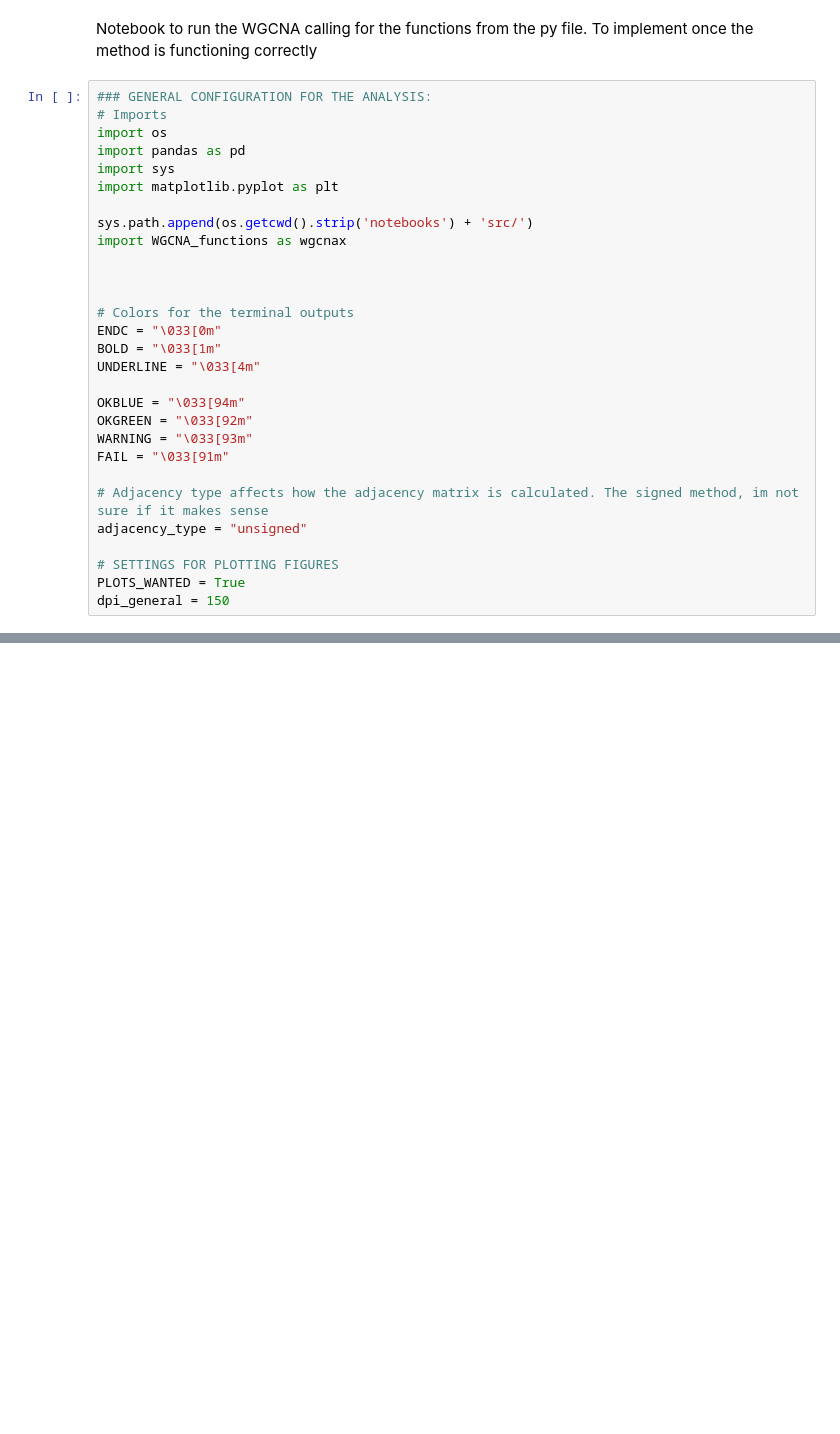
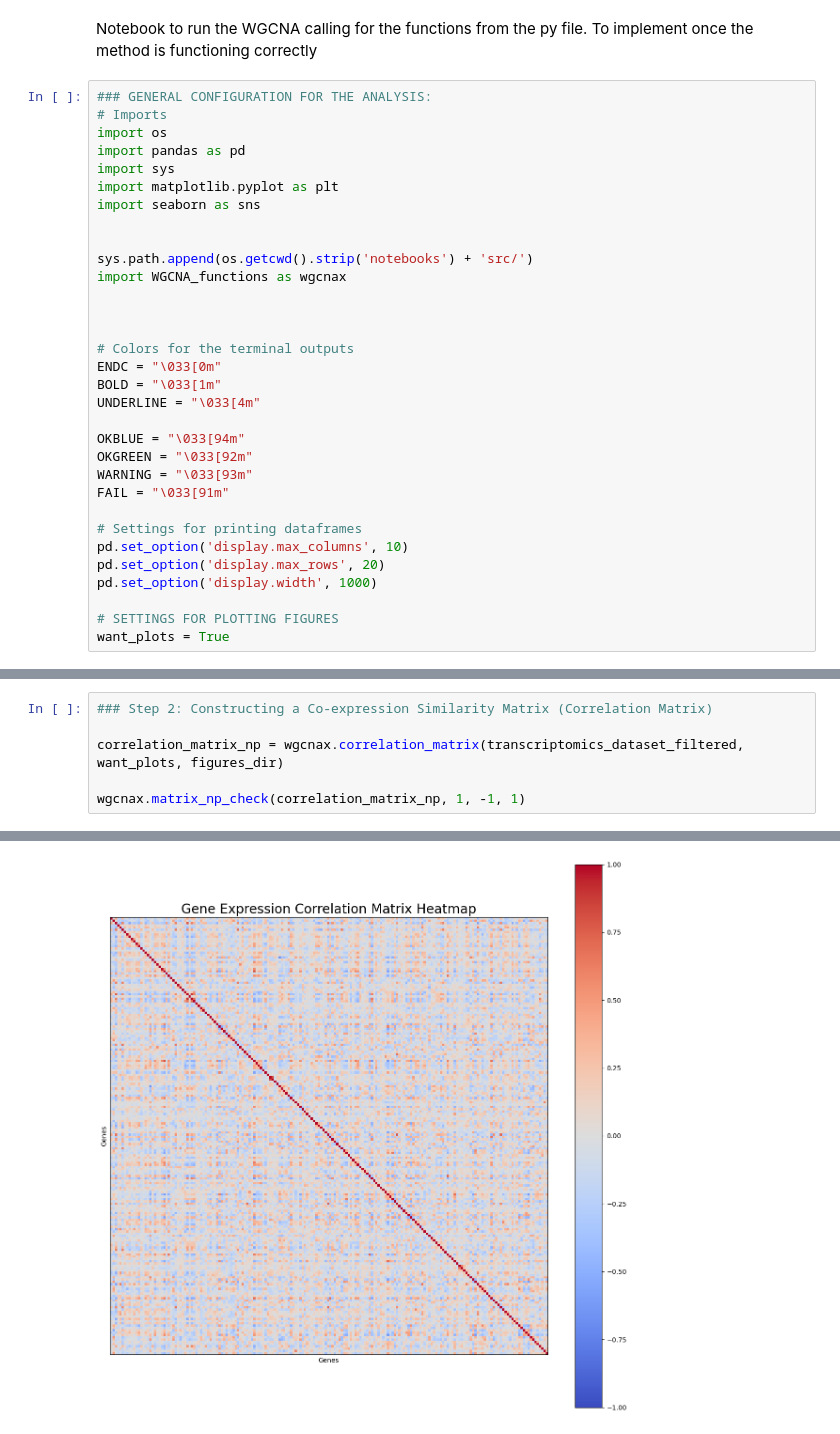
Before and after one commit to xandri99/Thesis, a Jupyter notebook: notebooks/WGCNA_numpy.ipynb, the cells around one changed output, grey strips where cells are left out. Saved outputs shown, nothing was run; the diff lists cells and outputs as text; blank space fills up the shorter version.

```diff
--- a/notebooks/WGCNA_numpy.ipynb
+++ b/notebooks/WGCNA_numpy.ipynb
@@ -7,6 +7,8 @@ import os
 import pandas as pd
 import sys
 import matplotlib.pyplot as plt
+import seaborn as sns
+
 
 sys.path.append(os.getcwd().strip('notebooks') + 'src/')
 import WGCNA_functions as wgcnax
@@ -23,12 +25,13 @@ OKGREEN = "\033[92m"
 WARNING = "\033[93m"
 FAIL = "\033[91m"
 
-# Adjacency type affects how the adjacency matrix is calculated. The signed method, im not sure if it makes sense
-adjacency_type = "unsigned"
+# Settings for printing dataframes
+pd.set_option('display.max_columns', 10)
+pd.set_option('display.max_rows', 20)
+pd.set_option('display.width', 1000)
 
 # SETTINGS FOR PLOTTING FIGURES
-PLOTS_WANTED = True
-dpi_general = 150
+want_plots = True
 # %%
 ### LOADING REAL UNPUBLISHED DATA    -     NO PUSHING FOR THE RESULTS
 
@@ -102,0 +124,7 @@ AttributeError: module 'WGCNA_functions' has no attribute 'simple_preprocess'
+# %%
+### Step 2: Constructing a Co-expression Similarity Matrix (Correlation Matrix)
+
+correlation_matrix_np = wgcnax.correlation_matrix(transcriptomics_dataset_filtered, want_plots, figures_dir)
+
+wgcnax.matrix_np_check(correlation_matrix_np, 1, -1, 1)
+# %% [output]
@@ -102,0 +134 @@ AttributeError: module 'WGCNA_functions' has no attribute 'simple_preprocess'
+[figure, added]
```
Also changed, not shown: parts of 10 cells of this notebook, 1 other file.
